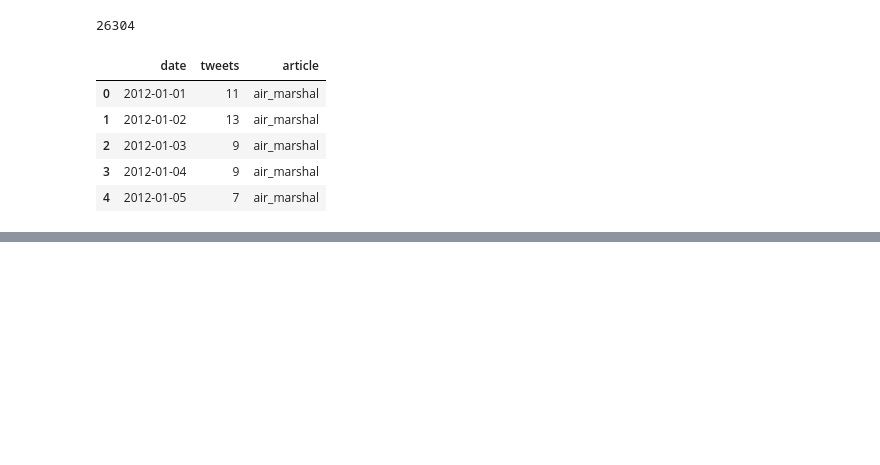
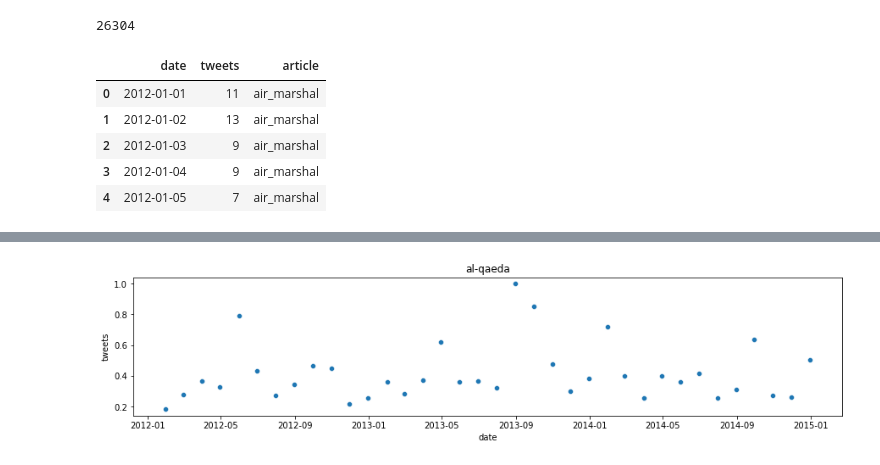
Before and after one commit to JulienVig/CS-401-Tweet-Analysis, a Jupyter notebook: tweet_analysis.ipynb, the cells around one changed output, grey strips where cells are left out. Saved outputs shown, nothing was run; the diff lists cells and outputs as text; code cells hidden in the pictures; blank space fills up the shorter version.

```diff
--- a/tweet_analysis.ipynb
+++ b/tweet_analysis.ipynb
@@ -137,0 +164,12 @@ plt.scatter(x=monthly_count.date, y=monthly_count.tweets)
+# %%
+# Here is an example of this operation on a single article :
+keyword = 'al-qaeda'
+monthly = terrorism_df[terrorism_df.article == keyword].groupby(pd.Grouper(key='date', freq='M')).sum()
+monthly.tweets = monthly.tweets/monthly.tweets.max() # Here we divide by max tweets in a month
+plt.figure(figsize=(15,3))
+sns.scatterplot(x='date', y='tweets', data=monthly)
+plt.title(keyword)
+plt.show()
+# As we can see, the only the y-axis changed, but the relative values are the same
+# %% [output]
+[figure, added]
```
Also changed, not shown: parts of 50 cells of this notebook.
